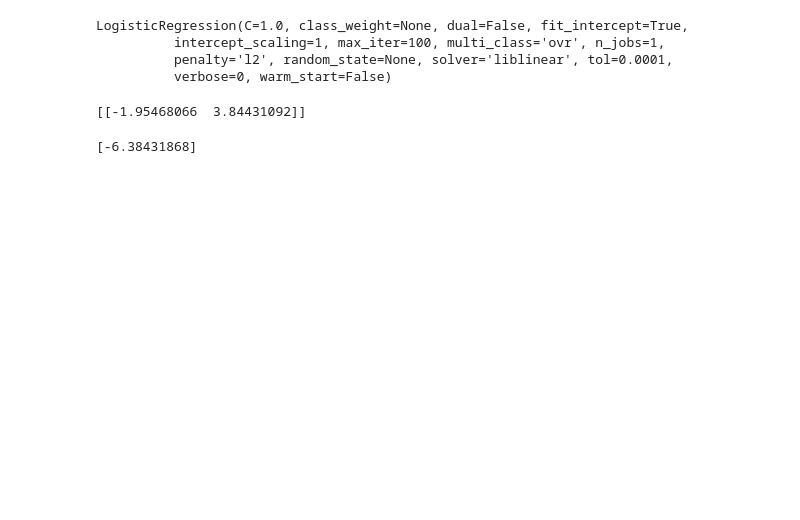
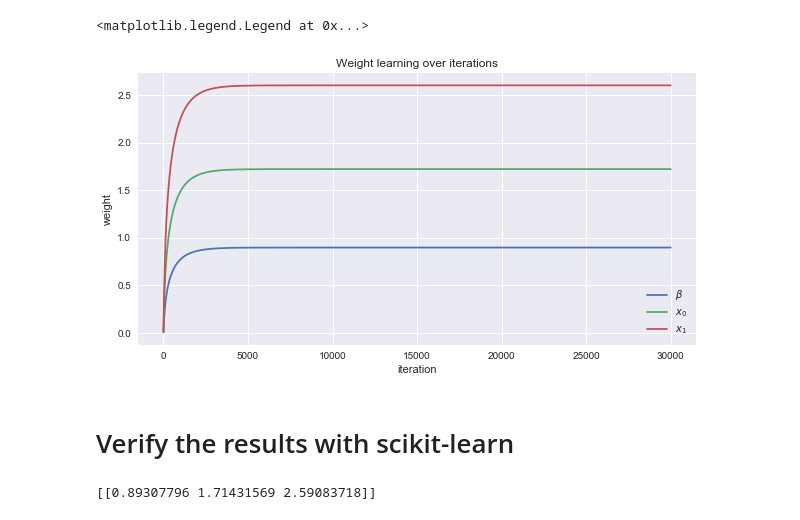
Before and after one commit to vangj/ds, a Jupyter notebook: logistic-regression.ipynb, the cells around one changed output. Drawn from its saved outputs; the diff is of its cells as text; code cells hidden in the pictures; blank space fills up the shorter version.

```diff
--- a/logistic-regression.ipynb
+++ b/logistic-regression.ipynb
@@ -62,5 +74,0 @@ array([-0.1396025 ,  0.35632208,  1.0291341 ])
-# %%
-for i in range(1000):
-    w = w - loss_grad(w, X, y) * 0.01
-
-print('intercept + weights: {}'.format(w))
@@ -68,0 +75,19 @@ intercept + weights: [ -1.11957303  -7.13506527 -21.77958787]
+# %%
+alpha = 0.05
+w = np.array([0.0 for _ in range(X.shape[1])])
+# %%
+print('initial weights = {}'.format(w))
+
+loss_trace = []
+weight_trace = []
+
+for i in range(30000):
+    loss = loss_grad(w, X, y)
+    w = w - (loss * alpha)
+    if i % 2000 == 0:
+        print('{}: loss = {}, weights = {}'.format(i, loss, w))
+
+    loss_trace.append(loss)
+    weight_trace.append(w)
+
+print('intercept + weights: {}'.format(w))
@@ -68,0 +112,6 @@ intercept + weights: [ -1.11957303  -7.13506527 -21.77958787]
+# %%
+loss_trace = np.array(loss_trace)
+weight_trace = np.array(weight_trace)
+
+print(loss_trace.shape)
+print(weight_trace.shape)
@@ -69,21 +133,26 @@ intercept + weights: [ -1.11957303  -7.13506527 -21.77958787]
+# %%
+plt.figure(figsize=(10, 5))
+plt.title('Weight learning over iterations')
+plt.xlabel('iteration')
+plt.ylabel('weight')
+plt.plot(weight_trace[:, 0], label=r'$\beta$')
+plt.plot(weight_trace[:, 1], label=r'$x_0$')
+plt.plot(weight_trace[:, 2], label=r'$x_1$')
+plt.legend()
+# %% [output]
+<matplotlib.legend.Legend at 0x...>
+[figure, added]
+# %% [markdown]
+# Verify the results with scikit-learn
 # %%
 from sklearn.linear_model import LogisticRegression
 
-lr = LogisticRegression()
-lr.fit(X[:, [1, 2]], y)
+lr = LogisticRegression(fit_intercept=False)
+lr.fit(X, y)
+
+print(lr.coef_)
 # %% [output]
-LogisticRegression(C=1.0, class_weight=None, dual=False, fit_intercept=True,
-          intercept_scaling=1, max_iter=100, multi_class='ovr', n_jobs=1,
-          penalty='l2', random_state=None, solver='liblinear', tol=0.0001,
-          verbose=0, warm_start=False)
+[[0.89307796 1.71431569 2.59083718]]
-# %%
-print(lr.coef_)
-# %% [output]
-[[-1.95468066  3.84431092]]
-# %%
-print(lr.intercept_)
-# %% [output]
-[-6.38431868]
 # %% [markdown]
 # References
 
```
Also changed, not shown: parts of 22 cells of this notebook.
